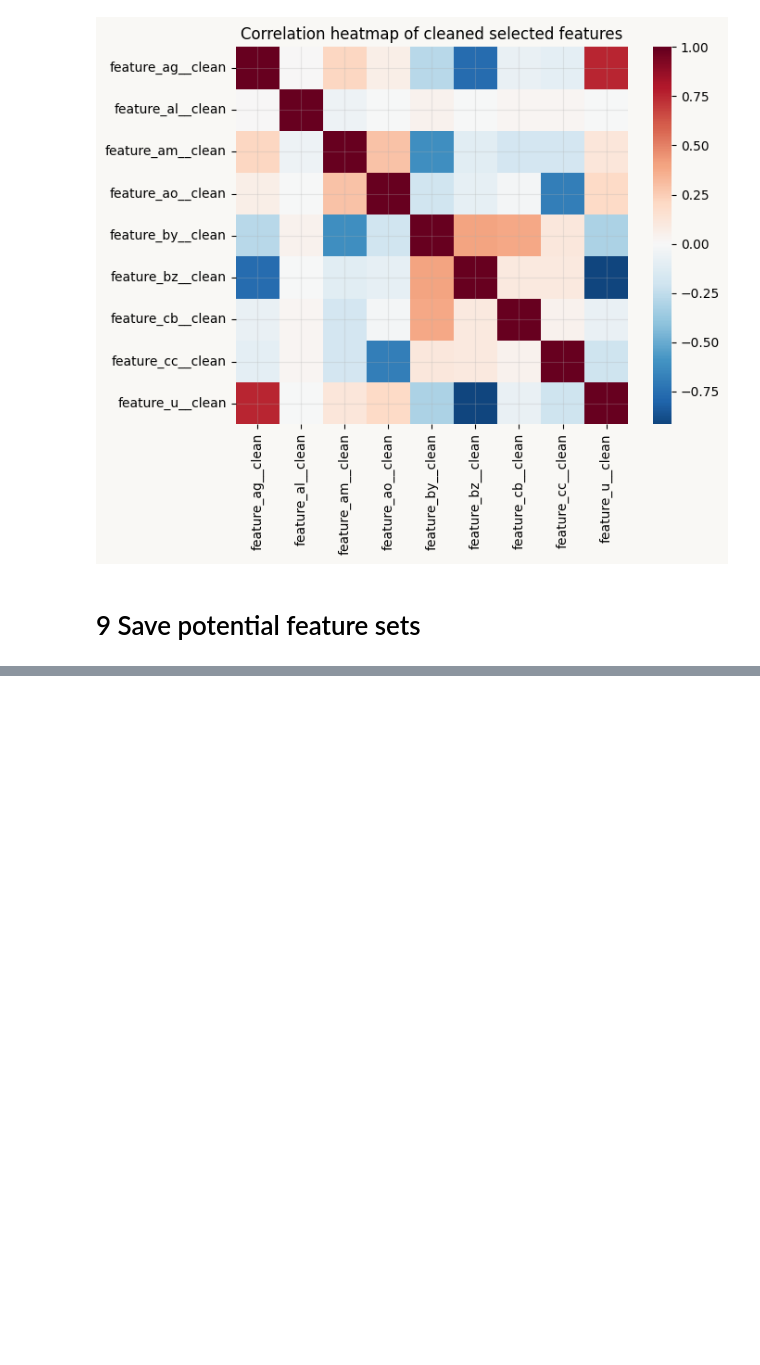
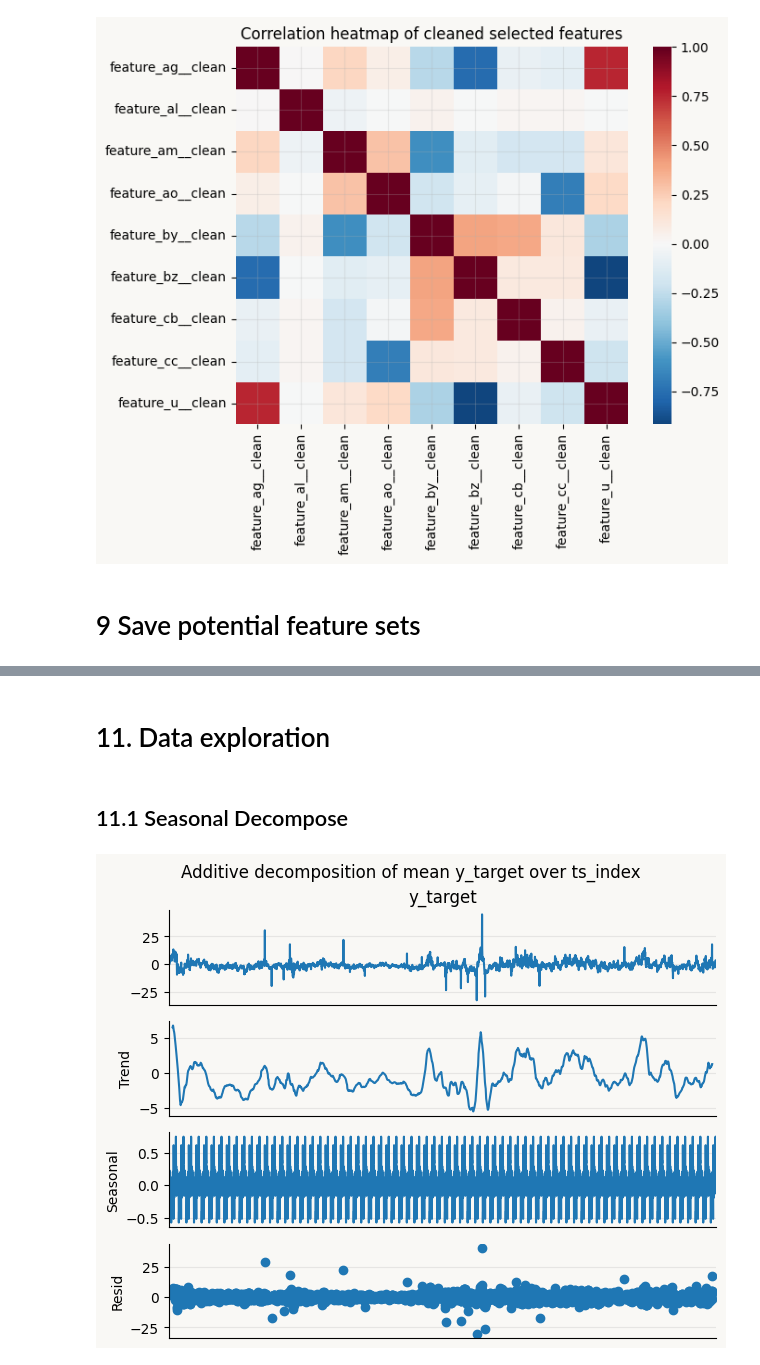
Before and after one commit to MartaTeo/Practical_DL, a Jupyter notebook: merged.ipynb, the cells around one changed output, grey strips where cells are left out. Saved outputs shown, nothing was run; the diff lists cells and outputs as text; code cells hidden in the pictures; blank space fills up the shorter version.

```diff
--- a/merged.ipynb
+++ b/merged.ipynb
@@ -1337,0 +1510,16 @@ Saved outputs in: output
+# %% [markdown]
+# 11. Data exploration
+# %% [markdown]
+## 11.1 Seasonal Decompose
+# %%
+from statsmodels.tsa.seasonal import seasonal_decompose
+
+series = df.groupby("ts_index")["y_target"].mean()
+
+result = seasonal_decompose(series, model="additive", period=50)
+
+result.plot()
+plt.suptitle("Additive decomposition of mean y_target over ts_index", y=1.02)
+plt.show()
+# %% [output]
+[figure, added]
```
Also changed, not shown: parts of 19 cells of this notebook.
